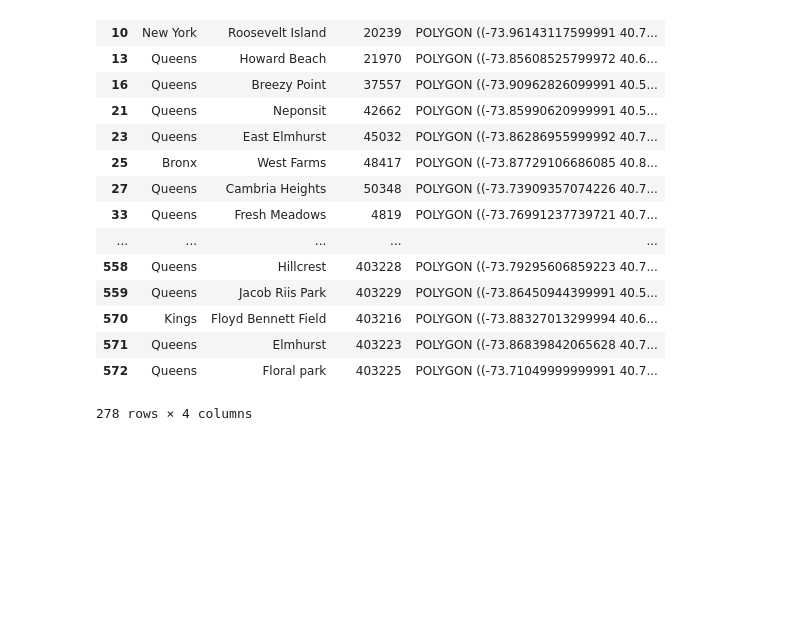
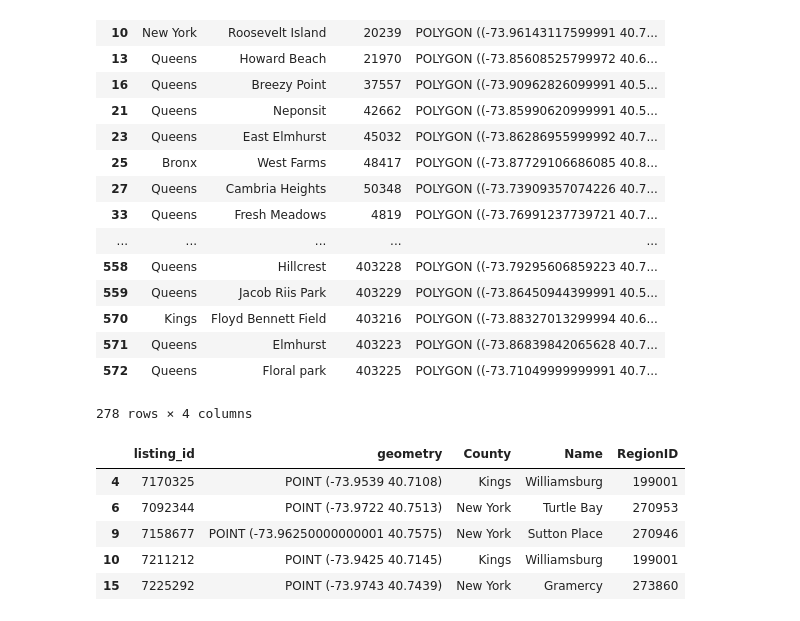
Before and after one commit to phildeutsch/rentals, a Jupyter notebook: regions.ipynb, the cells around one changed output. Saved outputs shown, nothing was run; the diff lists cells and outputs as text; code cells hidden in the pictures; blank space fills up the shorter version.

```diff
--- a/regions.ipynb
+++ b/regions.ipynb
@@ -40 +36,11 @@ geo_df = gpd.GeoDataFrame(locations, crs=crs, geometry=geometry)
+# %%
+locations = add_region(train)
+locations.head()
+# %% [output]
+|  | listing_id | geometry | County | Name | RegionID |
+| 4 | 7170325 | POINT (-73.9539 40.7108) | Kings | Williamsburg | 199001 |
+| 6 | 7092344 | POINT (-73.9722 40.7513) | New York | Turtle Bay | 270953 |
+| 9 | 7158677 | POINT (-73.96250000000001 40.7575) | New York | Sutton Place | 270946 |
+| 10 | 7211212 | POINT (-73.9425 40.7145) | Kings | Williamsburg | 199001 |
+| 15 | 7225292 | POINT (-73.9743 40.7439) | New York | Gramercy | 273860 |
 # %%
```
Also changed, not shown: parts of 6 cells of this notebook, 2 other files.
